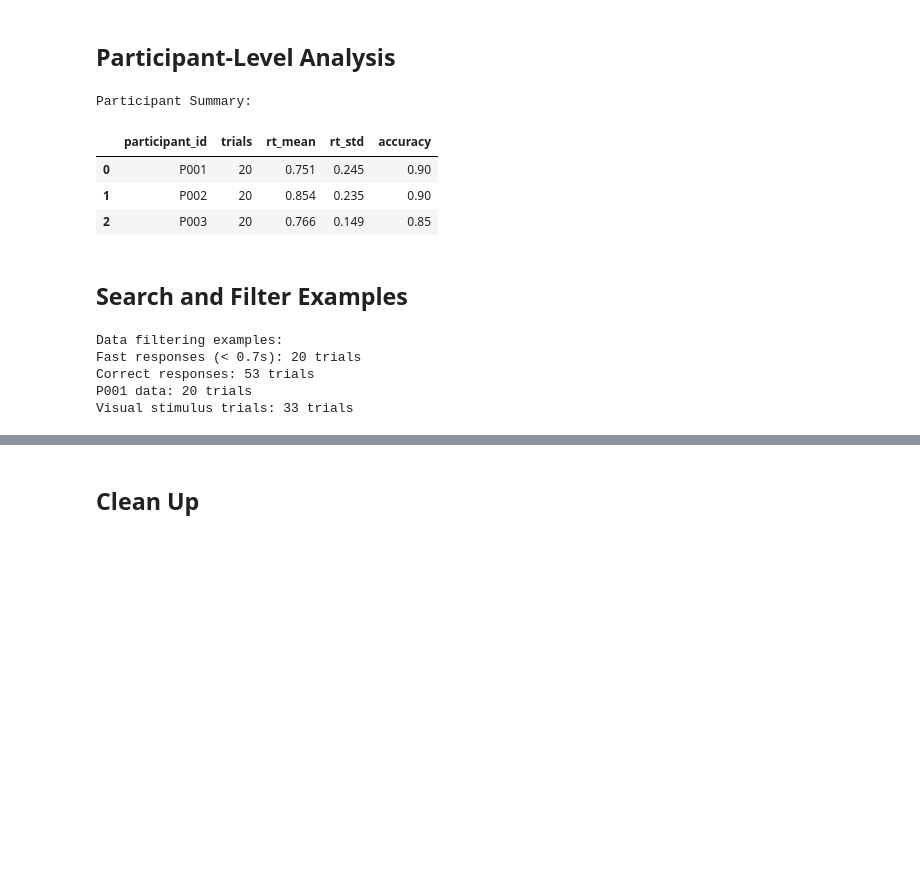
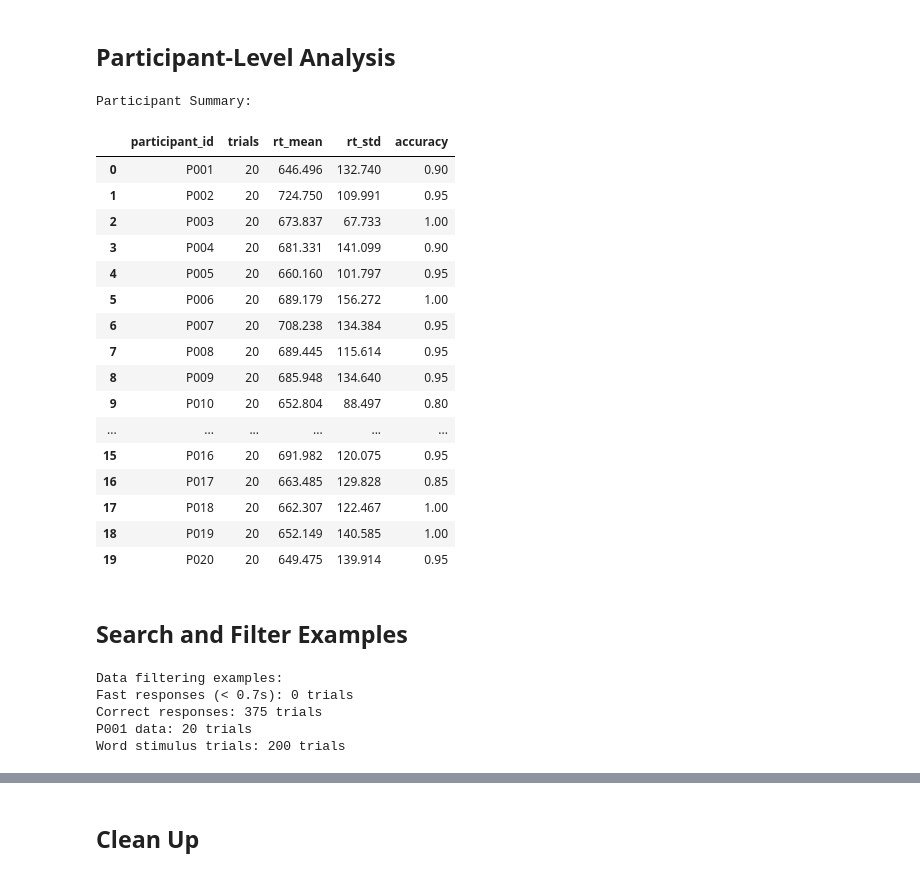
Before and after one commit to WAVE-Lab-Williams/wave-client, a Jupyter notebook: python/examples/data_analysis_example.ipynb, the cells around one changed output, grey strips where cells are left out. Cells and saved outputs as stored; diff of their text form; code cells hidden in the pictures; blank space fills up the shorter version.

Commit message:
Update python client to use kwargs

```diff
--- a/python/examples/data_analysis_example.ipynb
+++ b/python/examples/data_analysis_example.ipynb
@@ -135,0 +99,43 @@ Creating sample data...
+# %%
+# Generate and insert sample data
+import random
+import numpy as np
+
+# Create sample reaction time data
+participants = [f"P{i:03d}" for i in range(1, 21)]  # 20 participants
+stimuli = ["word", "nonword"]
+
+# Track data for summary
+total_trials = 0
+
+for participant_id in participants:
+    for stimulus in stimuli:
+        for trial in range(10):  # 10 trials per condition
+            # Generate realistic reaction time data
+            base_rt = 600 if stimulus == "word" else 750  # words are faster
+            rt = np.random.normal(base_rt, 100)  # Add some noise
+            correct = np.random.choice([True, False], p=[0.95, 0.05])  # 95% accuracy
+
+            # Convert numpy types to native Python types for JSON serialization
+            trial_data = {
+                "stimulus_type": stimulus,
+                "trial_number": int(trial + 1),
+                "reaction_time": float(rt),
+                "accuracy": bool(correct),
+                "response_confidence": float(np.random.uniform(0.5, 1.0))
+            }
+
+            # Use new kwargs API - no more data_row dictionary wrapper
+            try:
+                await client.experiment_data.create(
+                    experiment_id=experiment_id,
+                    participant_id=participant_id,
+                    data=trial_data
+                )
+                total_trials += 1
+            except Exception as e:
+                print(f"Error creating data for {participant_id}: {e}")
+
+print(f"✓ Created {total_trials} data points")
+print(f"✓ Data for {len(participants)} participants")
+print(f"✓ {total_trials // len(participants)} trials per participant on average")
@@ -210,22 +216,35 @@ plt.show()
 # %%
 # Aggregate by participant
 participant_summary = data_df.groupby('participant_id').agg({
     'reaction_time': ['count', 'mean', 'std'],
-    'correct': 'mean'
+    'accuracy': 'mean'
 }).round(3)
 
 # Flatten column names
 participant_summary.columns = ['trials', 'rt_mean', 'rt_std', 'accuracy']
 participant_summary = participant_summary.reset_index()
 
 print("Participant Summary:")
 display(participant_summary)
 # %% [output]
 Participant Summary:
 |  | participant_id | trials | rt_mean | rt_std | accuracy |
-| 0 | P001 | 20 | 0.751 | 0.245 | 0.90 |
-| 1 | P002 | 20 | 0.854 | 0.235 | 0.90 |
-| 2 | P003 | 20 | 0.766 | 0.149 | 0.85 |
+| 0 | P001 | 20 | 646.496 | 132.740 | 0.90 |
+| 1 | P002 | 20 | 724.750 | 109.991 | 0.95 |
+| 2 | P003 | 20 | 673.837 | 67.733 | 1.00 |
+| 3 | P004 | 20 | 681.331 | 141.099 | 0.90 |
+| 4 | P005 | 20 | 660.160 | 101.797 | 0.95 |
+| 5 | P006 | 20 | 689.179 | 156.272 | 1.00 |
+| 6 | P007 | 20 | 708.238 | 134.384 | 0.95 |
+| 7 | P008 | 20 | 689.445 | 115.614 | 0.95 |
+| 8 | P009 | 20 | 685.948 | 134.640 | 0.95 |
+| 9 | P010 | 20 | 652.804 | 88.497 | 0.80 |
+| ... | ... | ... | ... | ... | ... |
+| 15 | P016 | 20 | 691.982 | 120.075 | 0.95 |
+| 16 | P017 | 20 | 663.485 | 129.828 | 0.85 |
+| 17 | P018 | 20 | 662.307 | 122.467 | 1.00 |
+| 18 | P019 | 20 | 652.149 | 140.585 | 1.00 |
+| 19 | P020 | 20 | 649.475 | 139.914 | 0.95 |
 # %% [markdown]
 ## Search and Filter Examples
 # %%
@@ -237,22 +256,22 @@ fast_responses = data_df[data_df['reaction_time'] < 0.7]
 print(f"Fast responses (< 0.7s): {len(fast_responses)} trials")
 
 # Correct responses only
-correct_only = data_df[data_df['correct'] == True]
+correct_only = data_df[data_df['accuracy'] == True]
 print(f"Correct responses: {len(correct_only)} trials")
 
 # Participant P001 data
 p001_data = data_df[data_df['participant_id'] == 'P001']
 print(f"P001 data: {len(p001_data)} trials")
 
-# Visual stimulus trials
-visual_trials = data_df[data_df['stimulus_type'] == 'visual']
-print(f"Visual stimulus trials: {len(visual_trials)} trials")
+# Word stimulus trials
+word_trials = data_df[data_df['stimulus_type'] == 'word']
+print(f"Word stimulus trials: {len(word_trials)} trials")
 # %% [output]
 Data filtering examples:
-Fast responses (< 0.7s): 20 trials
-Correct responses: 53 trials
+Fast responses (< 0.7s): 0 trials
+Correct responses: 375 trials
 P001 data: 20 trials
-Visual stimulus trials: 33 trials
+Word stimulus trials: 200 trials
 # %%
 # Search experiments
 all_experiments = await client.experiments.list_as_dataframe()
```
Also changed, not shown: parts of 10 cells of this notebook, 7 other files.
